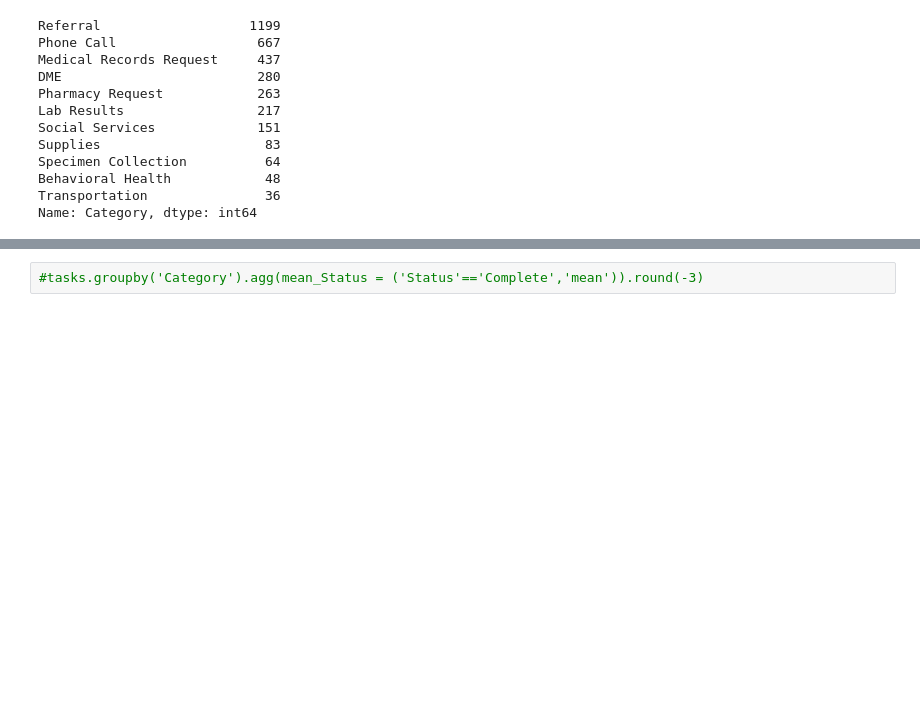
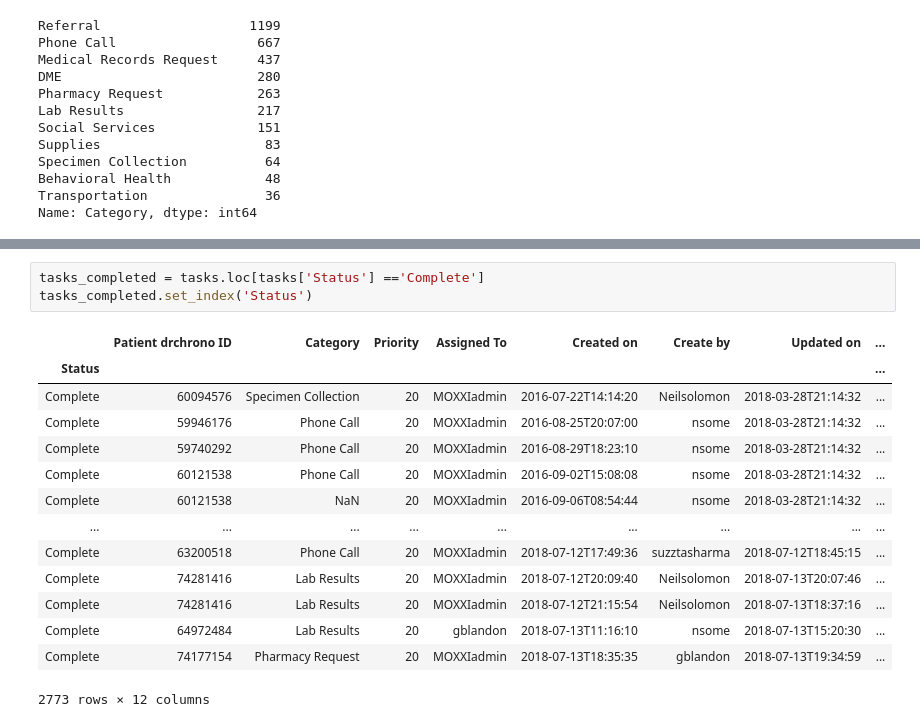
Before and after one commit to ThoaShook/Analyst_Test_Tasks, a Jupyter notebook: Analyst_Test_Tasks/Analyst_Test_Tasks.ipynb, the cells around one changed output, grey strips where cells are left out. Drawn from its saved outputs; the diff is of its cells as text; blank space fills up the shorter version.

```diff
--- a/Analyst_Test_Tasks/Analyst_Test_Tasks.ipynb
+++ b/Analyst_Test_Tasks/Analyst_Test_Tasks.ipynb
@@ -219,2 +177,18 @@ tasks.rename(columns={'Created on':'Created_on'})
-# %%
-#tasks.groupby('Category').agg(mean_Status = ('Status'=='Complete','mean')).round(-3)
+# %%
+tasks_completed = tasks.loc[tasks['Status'] =='Complete']
+tasks_completed.set_index('Status')
+# %% [output]
+|  | Patient drchrono ID | Category | Priority | Assigned To | Created on | Create by | Updated on | ... |
+| Status |  |  |  |  |  |  |  | ... |
+| Complete | 60094576 | Specimen Collection | 20 | MOXXIadmin | 2016-07-22T14:14:20 | Neilsolomon | 2018-03-28T21:14:32 | ... |
+| Complete | 59946176 | Phone Call | 20 | MOXXIadmin | 2016-08-25T20:07:00 | nsome | 2018-03-28T21:14:32 | ... |
+| Complete | 59740292 | Phone Call | 20 | MOXXIadmin | 2016-08-29T18:23:10 | nsome | 2018-03-28T21:14:32 | ... |
+| Complete | 60121538 | Phone Call | 20 | MOXXIadmin | 2016-09-02T15:08:08 | nsome | 2018-03-28T21:14:32 | ... |
+| Complete | 60121538 | NaN | 20 | MOXXIadmin | 2016-09-06T08:54:44 | nsome | 2018-03-28T21:14:32 | ... |
+| ... | ... | ... | ... | ... | ... | ... | ... | ... |
+| Complete | 63200518 | Phone Call | 20 | MOXXIadmin | 2018-07-12T17:49:36 | suzztasharma | 2018-07-12T18:45:15 | ... |
+| Complete | 74281416 | Lab Results | 20 | MOXXIadmin | 2018-07-12T20:09:40 | Neilsolomon | 2018-07-13T20:07:46 | ... |
+| Complete | 74281416 | Lab Results | 20 | MOXXIadmin | 2018-07-12T21:15:54 | Neilsolomon | 2018-07-13T18:37:16 | ... |
+| Complete | 64972484 | Lab Results | 20 | gblandon | 2018-07-13T11:16:10 | nsome | 2018-07-13T15:20:30 | ... |
+| Complete | 74177154 | Pharmacy Request | 20 | MOXXIadmin | 2018-07-13T18:35:35 | gblandon | 2018-07-13T19:34:59 | ... |
+2773 rows × 12 columns
```
Also changed, not shown: parts of 11 cells of this notebook.
